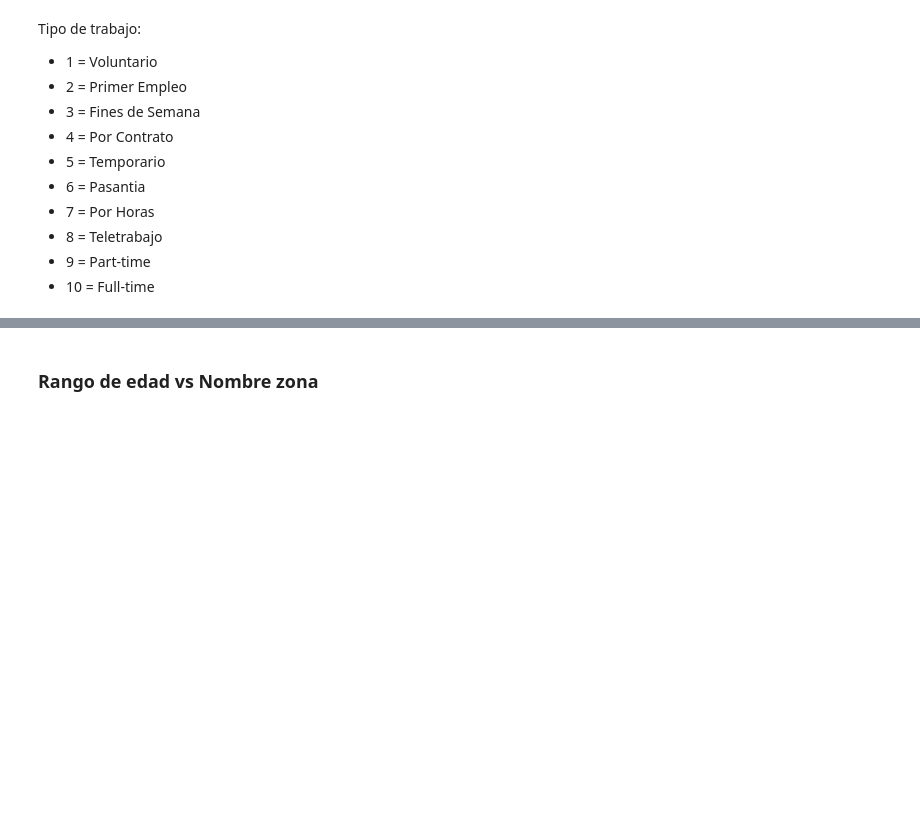
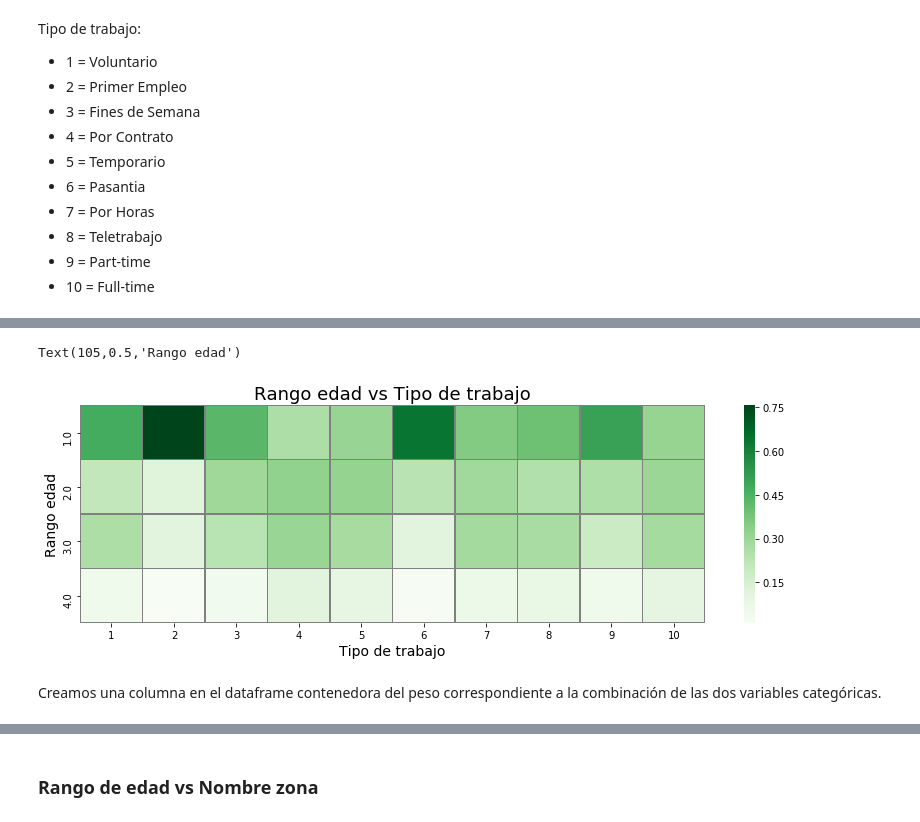
Before and after one commit to franhermani/TP2-7506, a Jupyter notebook: feature_engineering.ipynb, the cells around one changed output, grey strips where cells are left out. Drawn from its saved outputs; the diff is of its cells as text; code cells hidden in the pictures; blank space fills up the shorter version.

```diff
--- a/feature_engineering.ipynb
+++ b/feature_engineering.ipynb
@@ -175,0 +257,3 @@ Tipo de trabajo:
+# %%
+edad_vs_tipo_trabajo_t = pd.crosstab(modelo_si['rango_edad'], modelo_si['tipo_de_trabajo'], normalize='columns')
+edad_vs_tipo_trabajo_t
@@ -176,4 +267,13 @@ Tipo de trabajo:
 # %%
-#fig, ax = plt.subplots(figsize=(14,4))
-#heatmap = sns.heatmap(edad_vs_tipo_trabajo, cmap='YlGnBu', annot=False, linewidths=.5, ax=ax)
-#heatmap
+fig, ax = plt.subplots(figsize=(14,4))
+heatmap = sns.heatmap(edad_vs_tipo_trabajo_t, cmap='Greens', robust=False, annot=False,\
+                      linewidths=.5, linecolor='grey', ax=ax)
+
+heatmap.set_title('Rango edad vs Tipo de trabajo', fontsize=18)
+heatmap.set_xlabel('Tipo de trabajo', fontsize=14)
+heatmap.set_ylabel('Rango edad', fontsize=14)
+# %% [output]
+Text(105,0.5,'Rango edad')
+[figure, added]
+# %% [markdown]
+Creamos una columna en el dataframe contenedora del peso correspondiente a la combinación de las dos variables categóricas.
```
Also changed, not shown: parts of 58 cells of this notebook.
